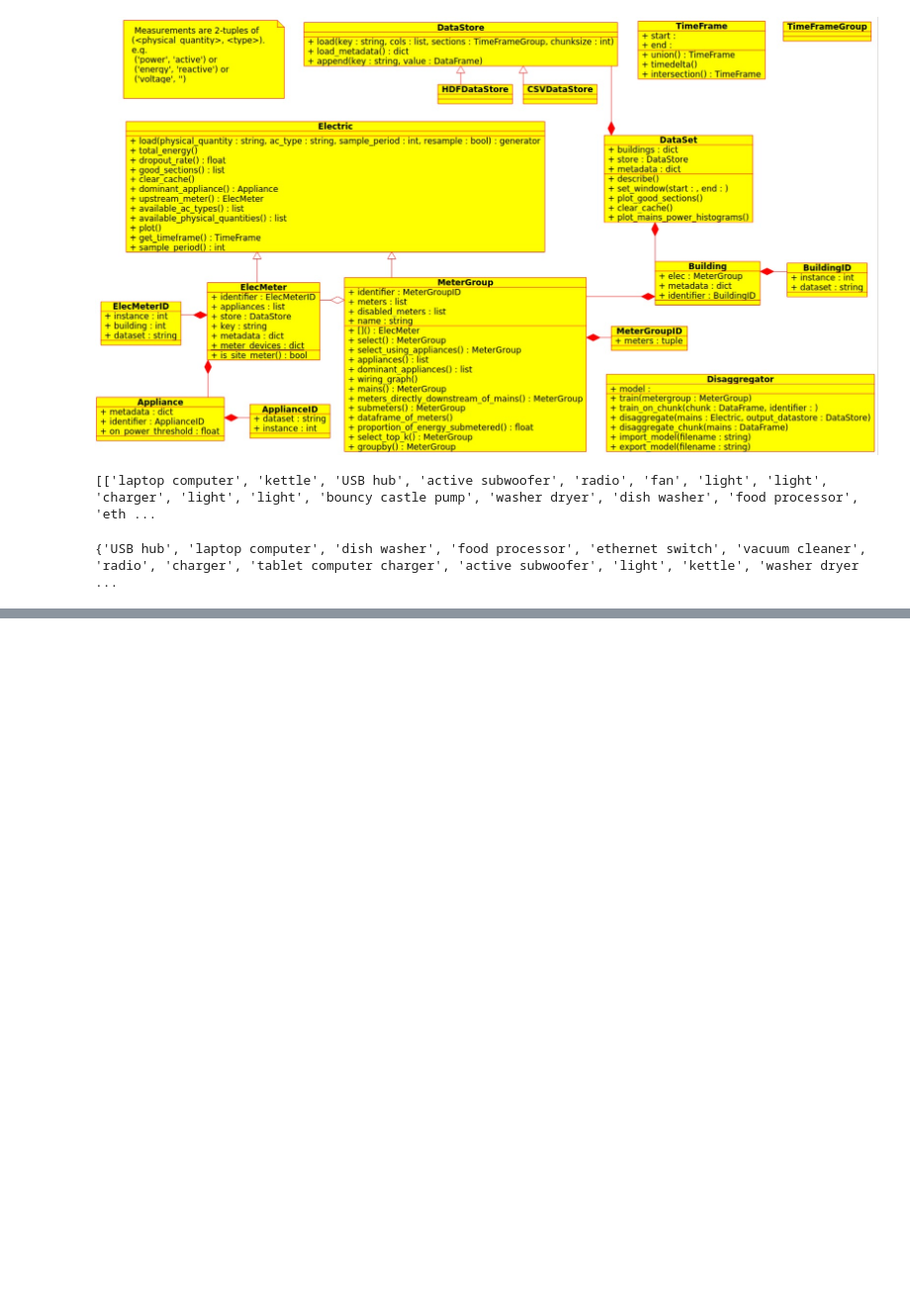
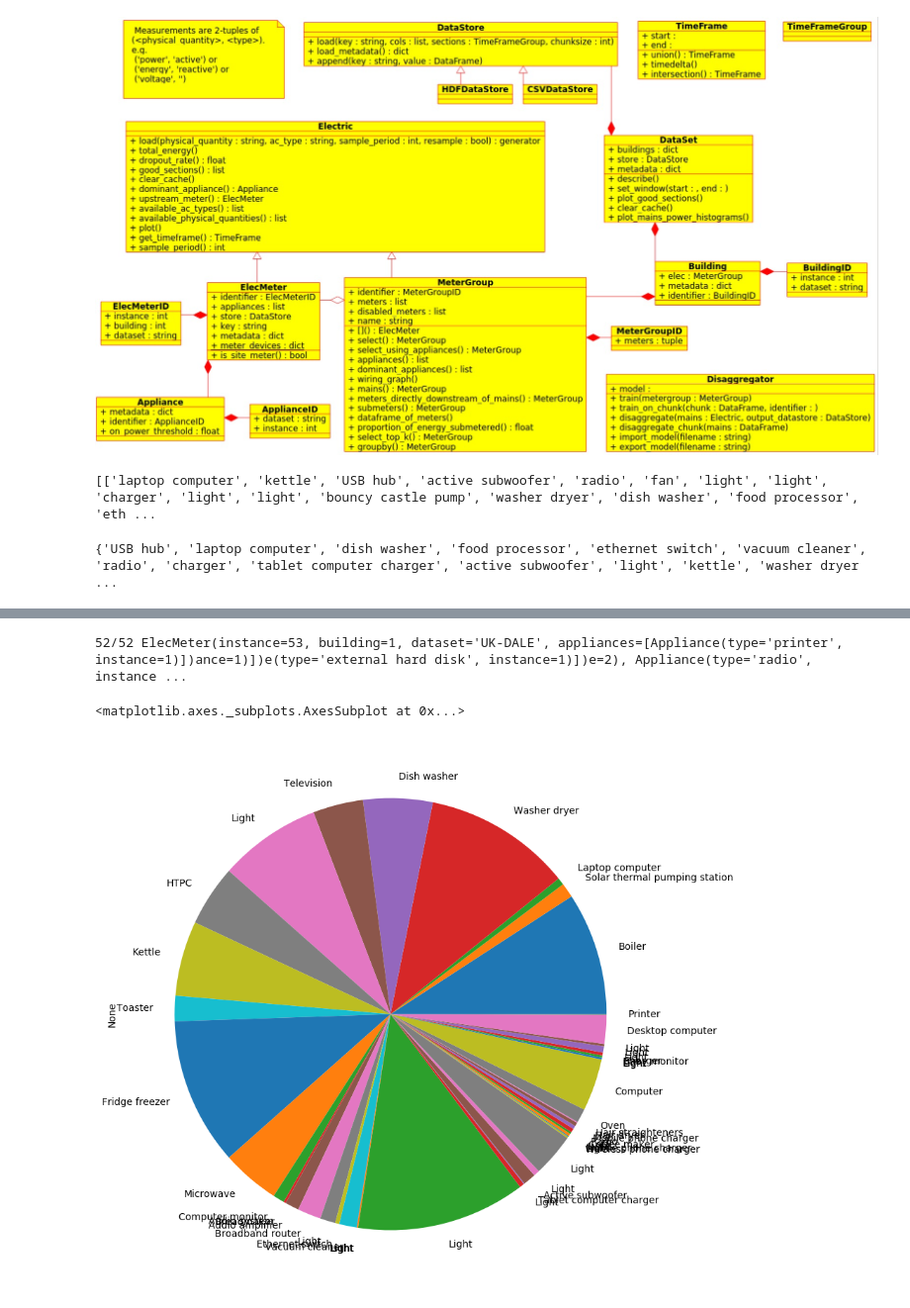
Before and after one commit to daviddeket/smart_meter_predictions, a Jupyter notebook: cs1_project_notebook.ipynb, the cells around one changed output, grey strips where cells are left out. Shown at 99% size. Saved outputs shown, nothing was run; the diff lists cells and outputs as text; code cells hidden in the pictures; blank space fills up the shorter version.

```diff
--- a/cs1_project_notebook.ipynb
+++ b/cs1_project_notebook.ipynb
@@ -72,3 +86,14 @@ MeterGroup(meters=
+# %%
+fraction = ukdale.buildings[1].elec.submeters().fraction_per_meter().dropna()
+# Create convenient labels
+labels = ukdale.buildings[1].elec.get_labels(fraction.index)
+import matplotlib.pyplot as plt
+plt.figure(figsize=(10,30))
+fraction.plot(kind='pie', labels=labels)
+# %% [output]
+52/52 ElecMeter(instance=53, building=1, dataset='UK-DALE', appliances=[Appliance(type='printer', instance=1)])ance=1)])e(type='external hard disk', instance=1)])e=2), Appliance(type='radio', instance ...
+<matplotlib.axes._subplots.AxesSubplot at 0x...>
+[figure, added]
 # %%
 #Get microwave data -> target time series
 df_microwave =next(ukdale.buildings[1].elec["microwave"].load(sample_period=10))
```
Also changed, not shown: parts of 32 cells of this notebook.
